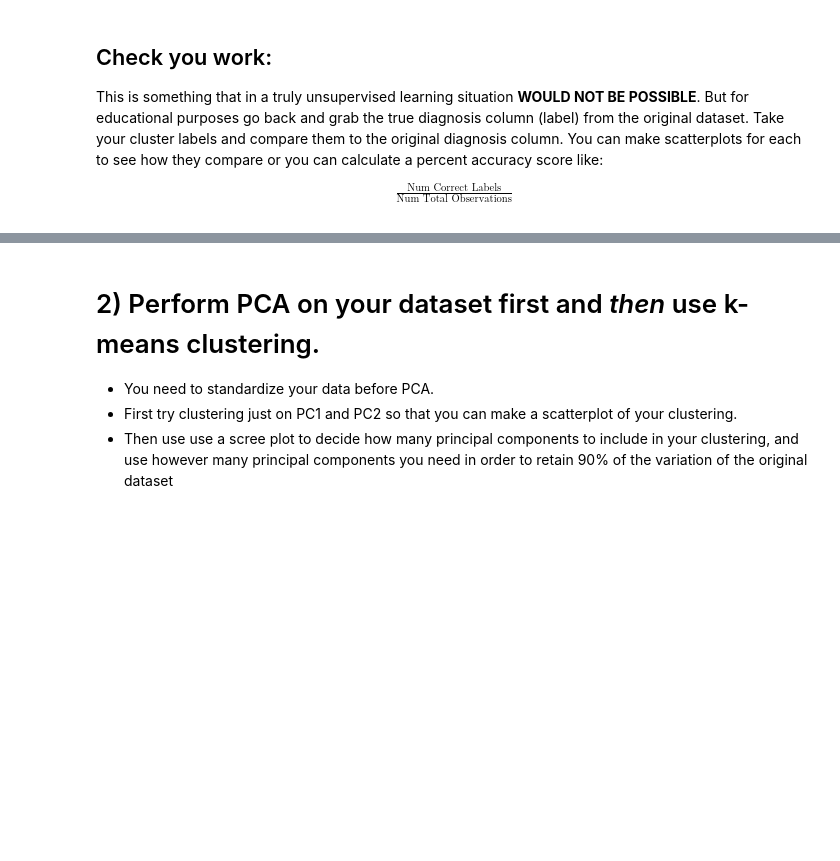
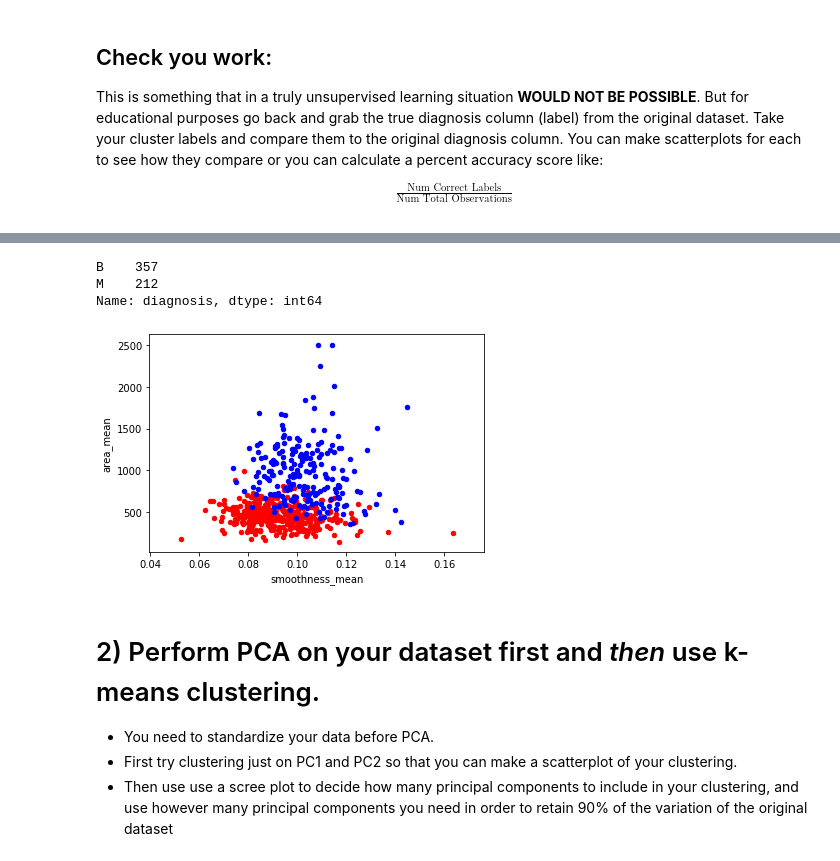
Before and after one commit to ekoly/DS-Unit-1-Sprint-3-Linear-Algebra, a Jupyter notebook: module4-clustering/LS_DS_134_Clustering_Assignment.ipynb, the cells around one changed output, grey strips where cells are left out. Drawn from its saved outputs; the diff is of its cells as text; code cells hidden in the pictures; blank space fills up the shorter version.

```diff
--- a/module4-clustering/LS_DS_134_Clustering_Assignment.ipynb
+++ b/module4-clustering/LS_DS_134_Clustering_Assignment.ipynb
@@ -21,5 +21,7 @@ from sklearn.preprocessing import StandardScaler # You don't necessarily have to
 df = pd.read_csv("https://raw.githubusercontent.com/ryanleeallred/datasets/master/Cancer_Cells.csv")
 print(df.shape)
 df.head()
+
+diagnosis = df
 # %% [output]
 (569, 33)
@@ -34,7 +30,8 @@ df.head()
 
 (Because we've removed the diagnosis label) - Use this version.
 # %%
-df = df.drop('diagnosis', axis=1)
+#df = df.drop('diagnosis', axis=1)
+df = df.drop("Unnamed: 32", axis=1)
 df.head()
 # %% [output]
 |  | id | radius_mean | texture_mean | perimeter_mean | area_mean | smoothness_mean | compactness_mean | ... |
@@ -150,3 +154,21 @@ This is something that in a truly unsupervised learning situation **WOULD NOT BE
+# %%
+diagnosis["diagnosis"].value_counts()
+# %% [output]
+B    357
+M    212
+Name: diagnosis, dtype: int64
+# %%
+smoothness_area["diagnosis"] = diagnosis["diagnosis"]
+
+colors = {"B": "red", "M": "blue"}
+fig, ax = plt.subplots()
+
+for key, group in smoothness_area.groupby(by="diagnosis"):
+  group.plot(ax=ax, kind="scatter", x="smoothness_mean", y="area_mean", color=colors[key])
+
+plt.show()
+# %% [output]
+[figure, added]
 # %% [markdown]
 # 2) Perform PCA on your dataset first and *then* use k-means clustering.
 
```
Also changed, not shown: parts of 12 cells of this notebook.
